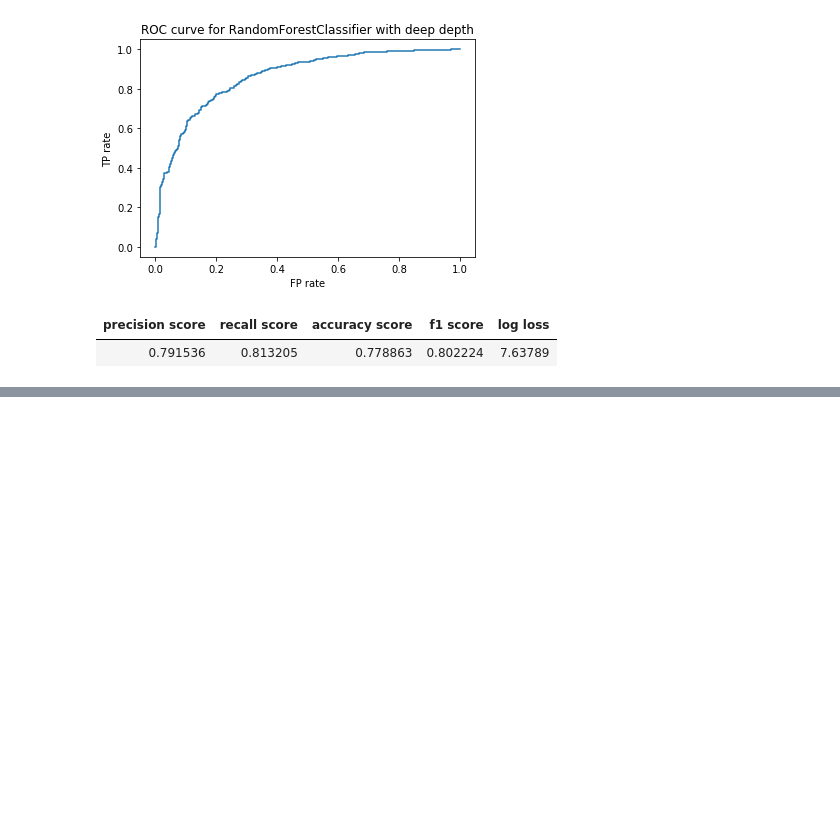
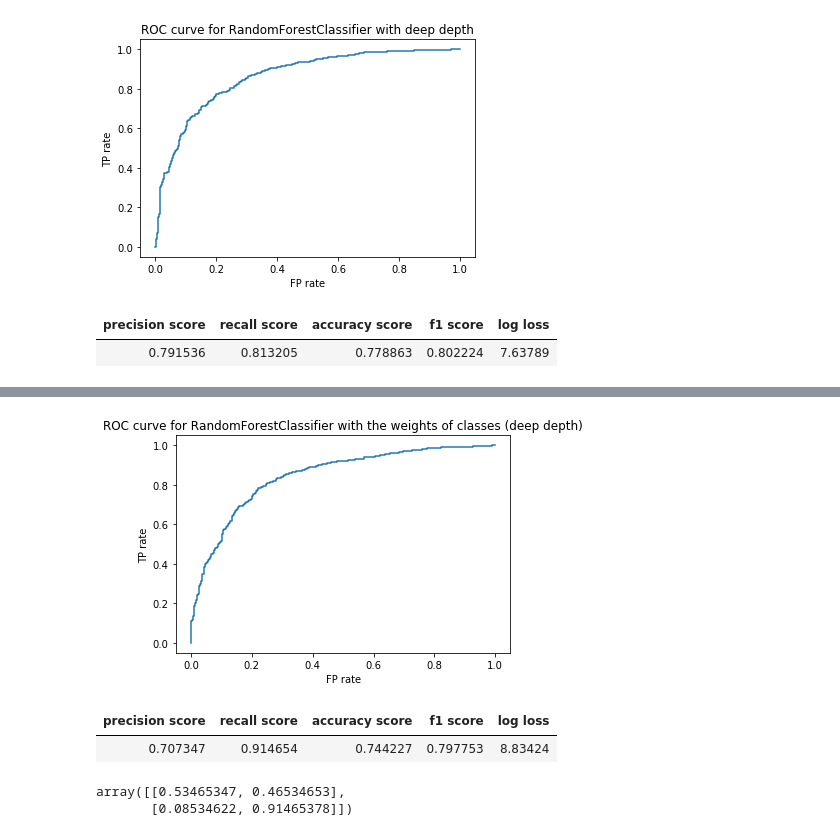
Before and after one commit to KonstantinGavaza/Machine_Learning_winter_2021, a Jupyter notebook: Task 1/Task_1.ipynb, the cells around one changed output, grey strips where cells are left out. Cells and saved outputs as stored; diff of their text form; code cells hidden in the pictures; blank space fills up the shorter version.

```diff
--- a/Task 1/Task_1.ipynb
+++ b/Task 1/Task_1.ipynb
@@ -33,7 +37,10 @@ def plot_ROC(model, X_test, Y_test, name_model = 'DecisionTreeClassifier'):
     from sklearn.metrics import roc_curve
 
     '''
-
+    model - trained model based on training data
+    X_test - test data (X)
+    Y_test - test classes (Y)
+    name_model - model name
     '''
 
     fpr, tpr, thresholds = roc_curve(Y_test, model.predict_proba(X_test)[:, 1])
@@ -179,0 +241,14 @@ metrics(RF_deep, X_test, Y_test, 'RandomForestClassifier with deep depth')
+# %%
+plot_ROC(RFw_deep, X_test, Y_test, 'RandomForestClassifier with the weights of classes (deep depth)')
+# %% [output]
+[figure, added]
+# %%
+metrics(RFw_deep, X_test, Y_test, 'RandomForestClassifier with the weights of classes (deep depth)')
+# %% [output]
+| precision score | recall score | accuracy score | f1 score | log loss |
+| 0.707347 | 0.914654 | 0.744227 | 0.797753 | 8.83424 |
+# %%
+confusion_matrix(RFw_deep, X_test, Y_test, 'RandomForestClassifier with the weights of classes (deep depth)')
+# %% [output]
+array([[0.53465347, 0.46534653],
+       [0.08534622, 0.91465378]])
```
Also changed, not shown: parts of 12 cells of this notebook.
